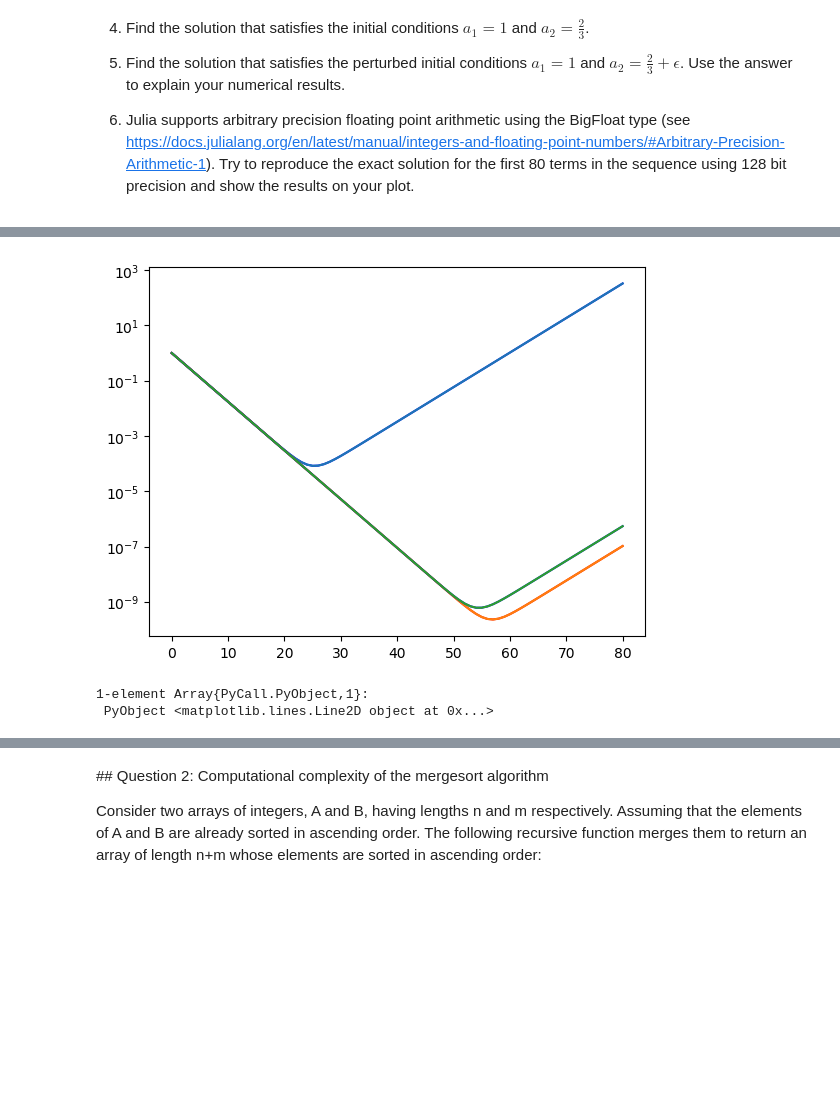
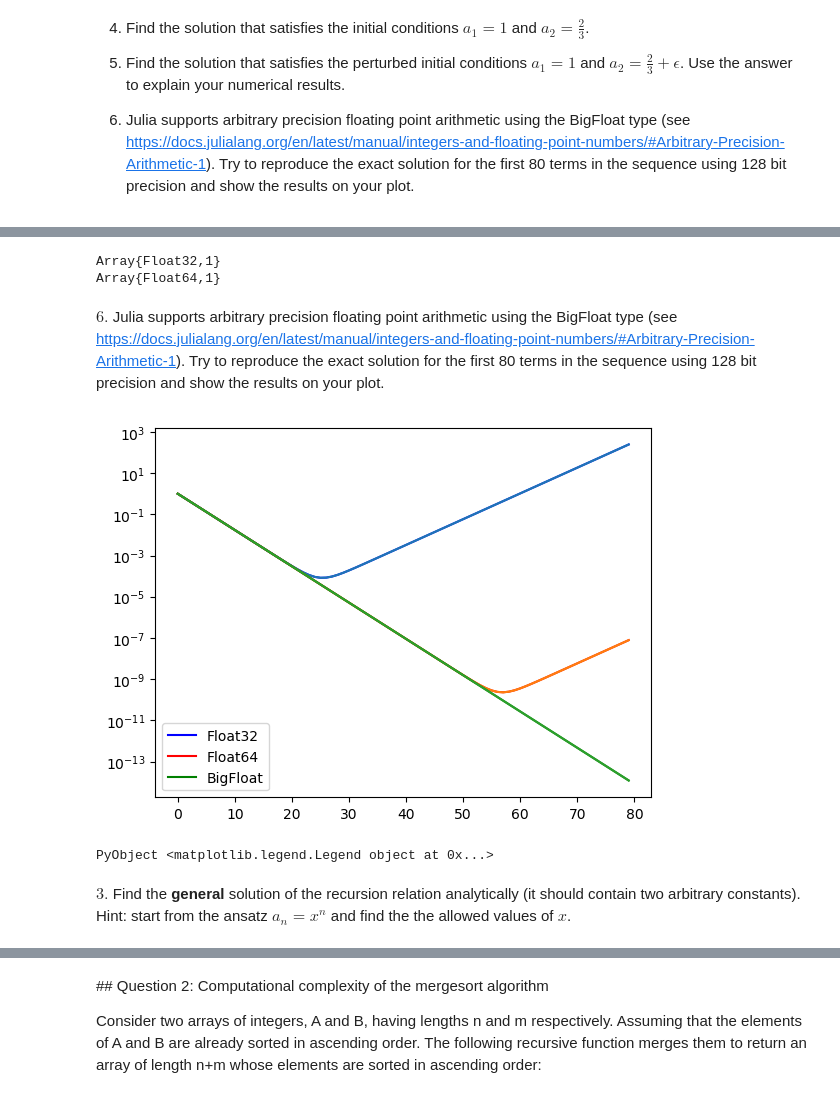
Before and after one commit to AliyaJan/MA934, a Jupyter notebook: workbook1.ipynb, the cells around one changed output, grey strips where cells are left out. Drawn from its saved outputs; the diff is of its cells as text; code cells hidden in the pictures; blank space fills up the shorter version.

```diff
--- a/workbook1.ipynb
+++ b/workbook1.ipynb
@@ -70,0 +50,10 @@ semilogy(b)
+# %%
+n=80
+a = Array{Float32}(n)
+a[1] = 1
+a[2] = 2/3
+
+for i in 2:(n-1)
+    a[i+1] = 2*a[i] - (8/9)*a[i-1]
+end
+a
@@ -70,0 +80,9 @@ semilogy(b)
+# %%
+b = Array{Float64}(n)
+b[1] = 1
+b[2] = 2/3
+
+for k in 2:(n-1)
+    b[k+1] = 2*b[k] - (8/9)*b[k-1]
+end
+b
@@ -71,21 +107,31 @@ semilogy(b)
+# %%
+println(typeof(a))
+
+println(typeof(b))
+# %% [output]
+Array{Float32,1}
+Array{Float64,1}
+# %% [markdown]
+$6.$ Julia supports arbitrary precision floating point arithmetic using the BigFloat type (see https://docs.julialang.org/en/latest/manual/integers-and-floating-point-numbers/#Arbitrary-Precision-Arithmetic-1). Try to reproduce the exact solution for the first 80 terms in the sequence using 128 bit precision and show the results on your plot.
 # %%
 n=80
-c = Array{BigFloat}(n+1)
-c[1] = 1
-c[2] = 2/3
+c = Array{BigFloat}(n)
+c[1] = BigFloat(1)
+c[2] = BigFloat(2)/BigFloat(3)
 
-for i in 2:n
-    c[i+1] = 2*c[i] - (8/9)*c[i-1]
+for i in 2:(n-1)
+    c[i+1] = BigFloat(2)*c[i] - (BigFloat(8)/BigFloat(9))*c[i-1]
 end
 # %%
-
-plot(a, color="blue")
+plot(a, color="blue", label="Float32")
 semilogy(a)
-plot(b, color="red")
+plot(b, color="red", label="Float64")
 semilogy(b)
-plot(c,color="blue")
+plot(c,color="green", label="BigFloat")
 semilogy(c)
+legend()
 # %% [output]
-[figure, old version]
+[figure, new version]
-1-element Array{PyCall.PyObject,1}:
- PyObject <matplotlib.lines.Line2D object at 0x...>
+PyObject <matplotlib.legend.Legend object at 0x...>
+# %% [markdown]
+$3.$ Find the **general** solution of the recursion relation analytically (it should contain two arbitrary constants). Hint: start from the ansatz $a_n = x^n$ and find the the allowed values of $x$.
```
Also changed, not shown: parts of 35 cells of this notebook, 3 other files.
